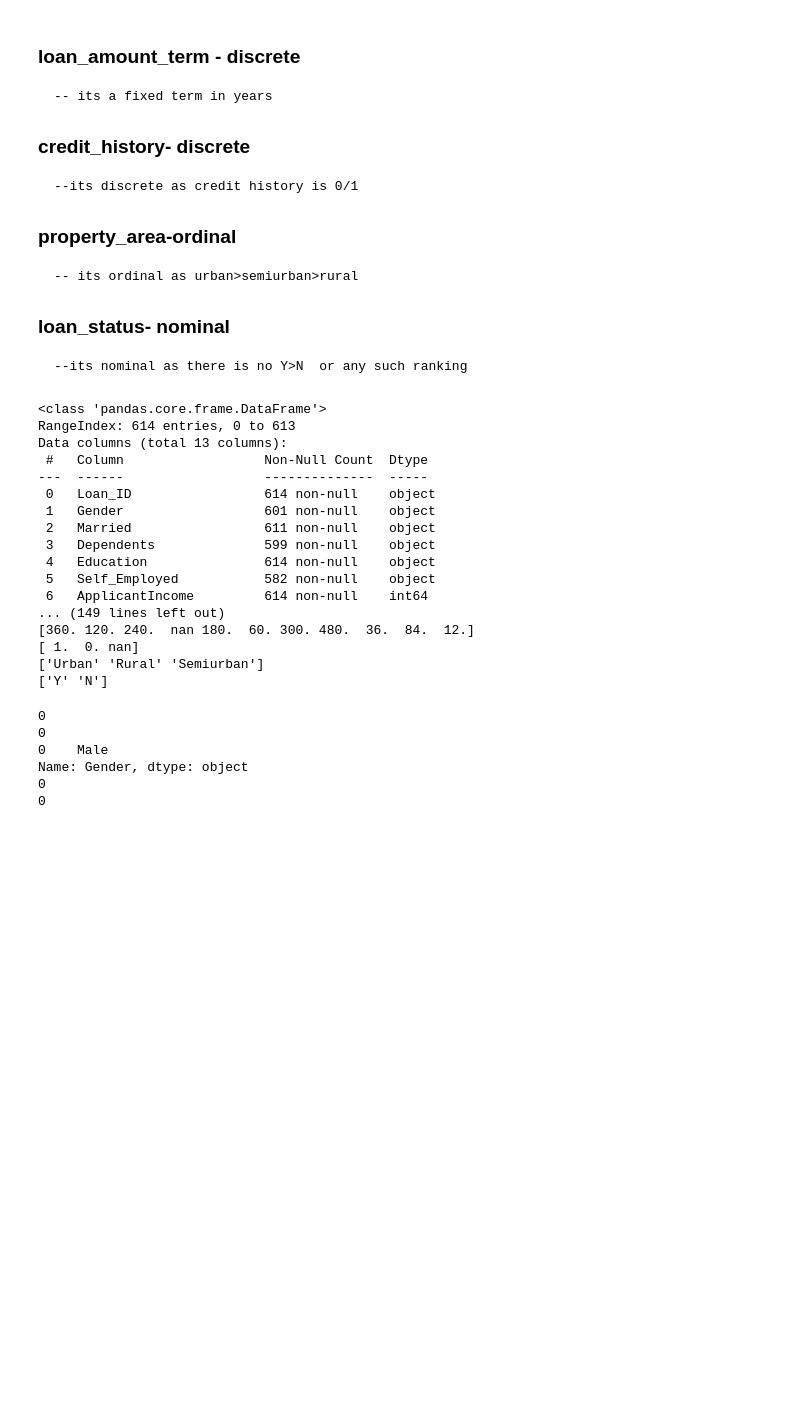
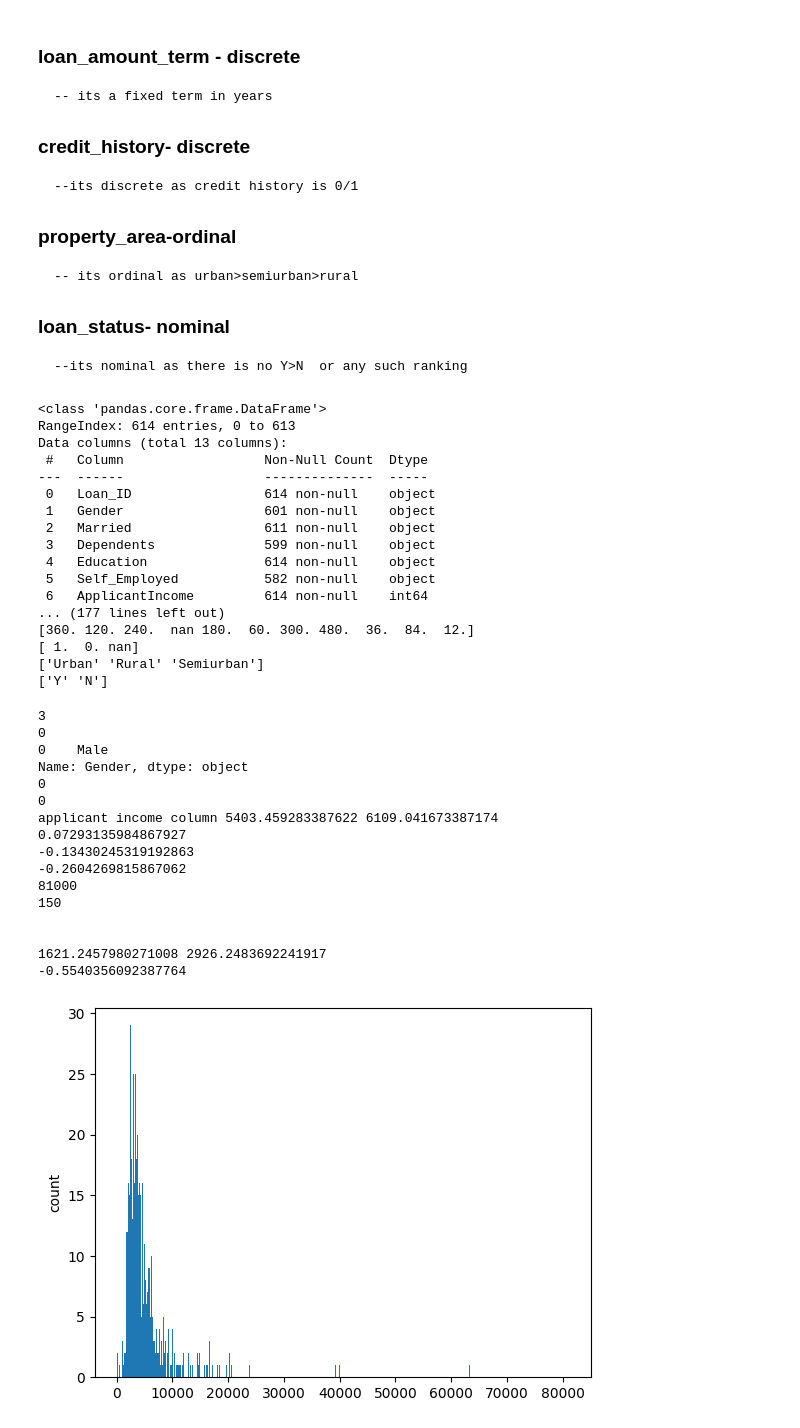
Before and after one commit to Vamshi1404/data_analysis, a Jupyter notebook: stats/stats.ipynb, the cells around one changed output. Drawn from its saved outputs; the diff is of its cells as text; code cells hidden in the pictures; blank space fills up the shorter version.

```diff
--- a/stats/stats.ipynb
+++ b/stats/stats.ipynb
@@ -28,7 +28,7 @@
 # %%
 import pandas as pd
 import numpy as np
-
+import seaborn as sns
 data = pd.read_csv("loan_approved.csv")
 print(data.info(),"\n")
 print("length",len(data["Loan_ID"].unique()))
@@ -39,7 +39,7 @@ print(data["Education"].unique())
 print(data["Self_Employed"].unique())
 print(data["ApplicantIncome"].unique())
 print(data["CoapplicantIncome"].unique())
-print(data["LoanAmount"].unique())
+print(data["ApplicantIncome"].unique())
 print(data["Loan_Amount_Term"].unique())
 print(data['Credit_History'].unique())
 print(data['Property_Area'].unique())
@@ -57,47 +57,86 @@ Data columns (total 13 columns):
  4   Education               614 non-null    object
  5   Self_Employed           582 non-null    object
  6   ApplicantIncome         614 non-null    int64
-... (149 lines left out)
+... (177 lines left out)
 [360. 120. 240.  nan 180.  60. 300. 480.  36.  84.  12.]
 [ 1.  0. nan]
 ['Urban' 'Rural' 'Semiurban']
 ['Y' 'N']
 # %%
 print(data["Married"].isna().sum())
-data["Married"] = data["Married"].fillna("unKnown")
+data["Married"] = data["Married"].fillna("No")
 print( data["Married"].isna().sum())
 
 print(data["Gender"].mode())
-data["Gender"]=data["Gender"].fillna("unKnown")
+data["Gender"]=data["Gender"].fillna(data["Gender"].mode()[0])
 data["Gender"].isna().sum()
 
 data["ApplicantIncome"]=data["ApplicantIncome"].fillna(value=data["ApplicantIncome"].mean())
 print(data["ApplicantIncome"].isna().sum())
 
 data["CoapplicantIncome"]=data["CoapplicantIncome"].fillna(value=data["CoapplicantIncome"].mean())
 print(data["CoapplicantIncome"].isna().sum())
 
-data["LoanAmount"]=data["LoanAmount"].fillna(0)
+data["LoanAmount"]=data["LoanAmount"].fillna(data["LoanAmount"].mean())
 data["LoanAmount"].isna().sum()
 
 data["Loan_Amount_Term"]=data["Loan_Amount_Term"].fillna(data["Loan_Amount_Term"].mean())
 data["Loan_Amount_Term"].isna().sum()
 
 data["Dependents"]=data["Dependents"].fillna(0)
 data["Dependents"].isna().sum()
 
-data["Education"]=data["Education"].fillna(value="unKnown")
+data["Education"]=data["Education"].fillna(value="No")
 data['Education'].isna().sum()
 
-data["Self_Employed"]=data["Self_Employed"].fillna("NO")
+data["Self_Employed"]=data["Self_Employed"].fillna("No")
 
 data["Credit_History"]=data["Credit_History"].fillna(1)
 
 data["Property_Area"]=data["Property_Area"].fillna(data["Property_Area"].mode()[0])
+
+data["Credit_History"].value_counts()
+mean=data["ApplicantIncome"].mean()
+std=data["ApplicantIncome"].std()
+median=data["ApplicantIncome"].median()
+print("applicant income column",mean,std)
+z1=(5849-mean)/std
+print(z1)
+z1=(4583-mean)/std
+print(z1)
+
+zmed=(median-mean)/std
+print(zmed)
+print(data.ApplicantIncome.max())
+print(data.ApplicantIncome.min())
+
+print("\n")
+co_mean=data["CoapplicantIncome"].mean()
+co_std=data["CoapplicantIncome"].std()
+print(co_mean,co_std)
+z2=(0-co_mean)/co_std
+print(z2)
+
+import matplotlib.pyplot as plt
+
+plt.hist(data["ApplicantIncome"],bins=614)
+plt.ylabel("count")
+plt.show()
 # %% [output]
-0
+3
 0
 0    Male
 Name: Gender, dtype: object
 0
 0
+applicant income column 5403.459283387622 6109.041673387174
+0.07293135984867927
+-0.13430245319192863
+-0.2604269815867062
+81000
+150
+
+
+1621.2457980271008 2926.2483692241917
+-0.5540356092387764
+[figure, added]
```
Also changed, not shown: parts of 3 cells of this notebook, 2 other files.
